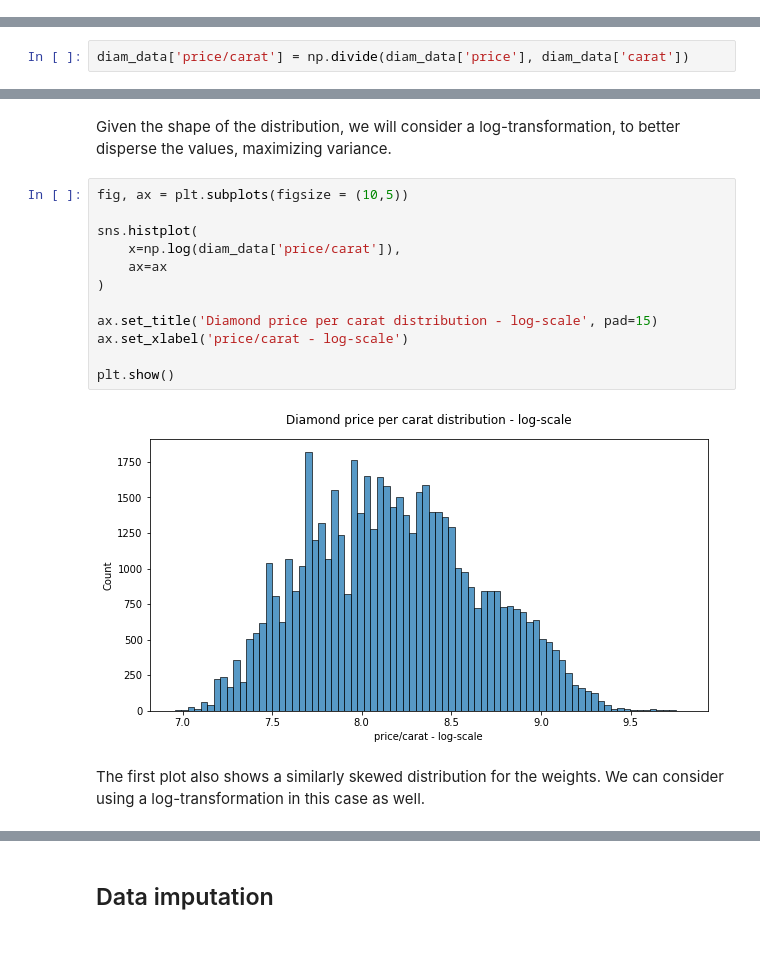
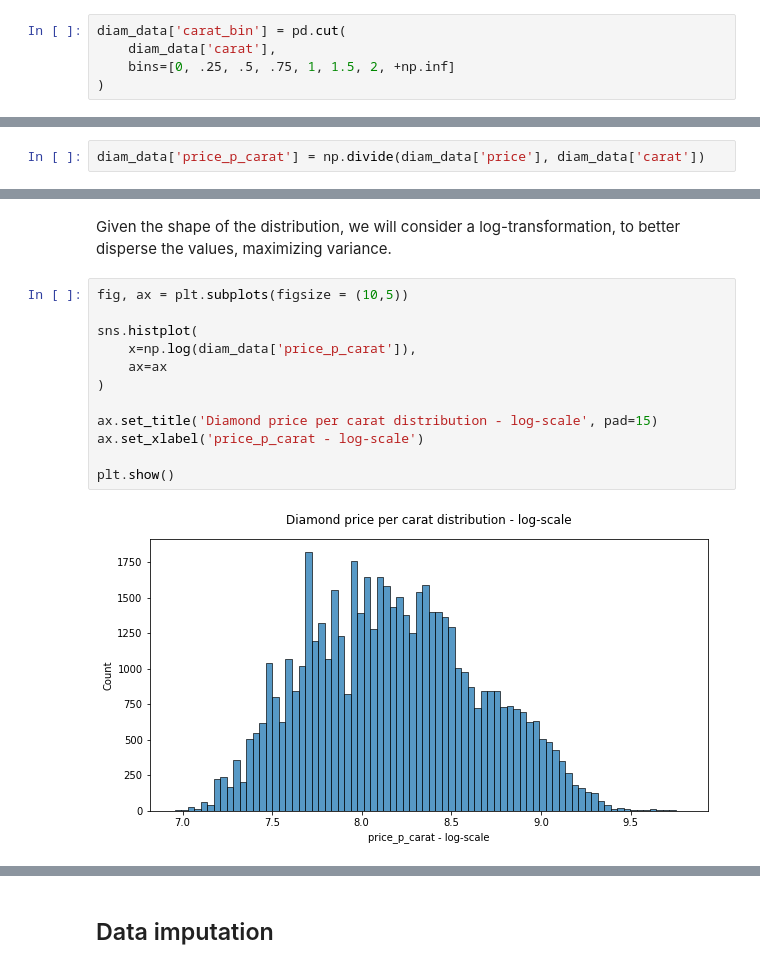
Before and after one commit to SPariente/diamond_price_estimation, a Jupyter notebook: 1_exploration.ipynb, the cells around one changed output, grey strips where cells are left out. Cells and saved outputs as stored; diff of their text form.

```diff
--- a/1_exploration.ipynb
+++ b/1_exploration.ipynb
@@ -98,0 +114,5 @@ In order to limit dependency on weight, we will add a price/carat dimension to o
+# %%
+diam_data['carat_bin'] = pd.cut(
+    diam_data['carat'],
+    bins=[0, .25, .5, .75, 1, 1.5, 2, +np.inf]
+)
@@ -99,5 +136,5 @@ In order to limit dependency on weight, we will add a price/carat dimension to o
 # %%
-diam_data['price/carat'] = np.divide(diam_data['price'], diam_data['carat'])
+diam_data['price_p_carat'] = np.divide(diam_data['price'], diam_data['carat'])
 # %% [markdown]
 We can then visualize its distribution.
 # %%
@@ -118,16 +155,14 @@ Given the shape of the distribution, we will consider a log-transformation, to b
 # %%
 fig, ax = plt.subplots(figsize = (10,5))
 
 sns.histplot(
-    x=np.log(diam_data['price/carat']),
+    x=np.log(diam_data['price_p_carat']),
     ax=ax
 )
 
 ax.set_title('Diamond price per carat distribution - log-scale', pad=15)
-ax.set_xlabel('price/carat - log-scale')
+ax.set_xlabel('price_p_carat - log-scale')
 
 plt.show()
 # %% [output]
-[figure, old version]
+[figure, new version]
-# %% [markdown]
-The first plot also shows a similarly skewed distribution for the weights. We can consider using a log-transformation in this case as well.
```
Also changed, not shown: parts of 21 cells of this notebook.
